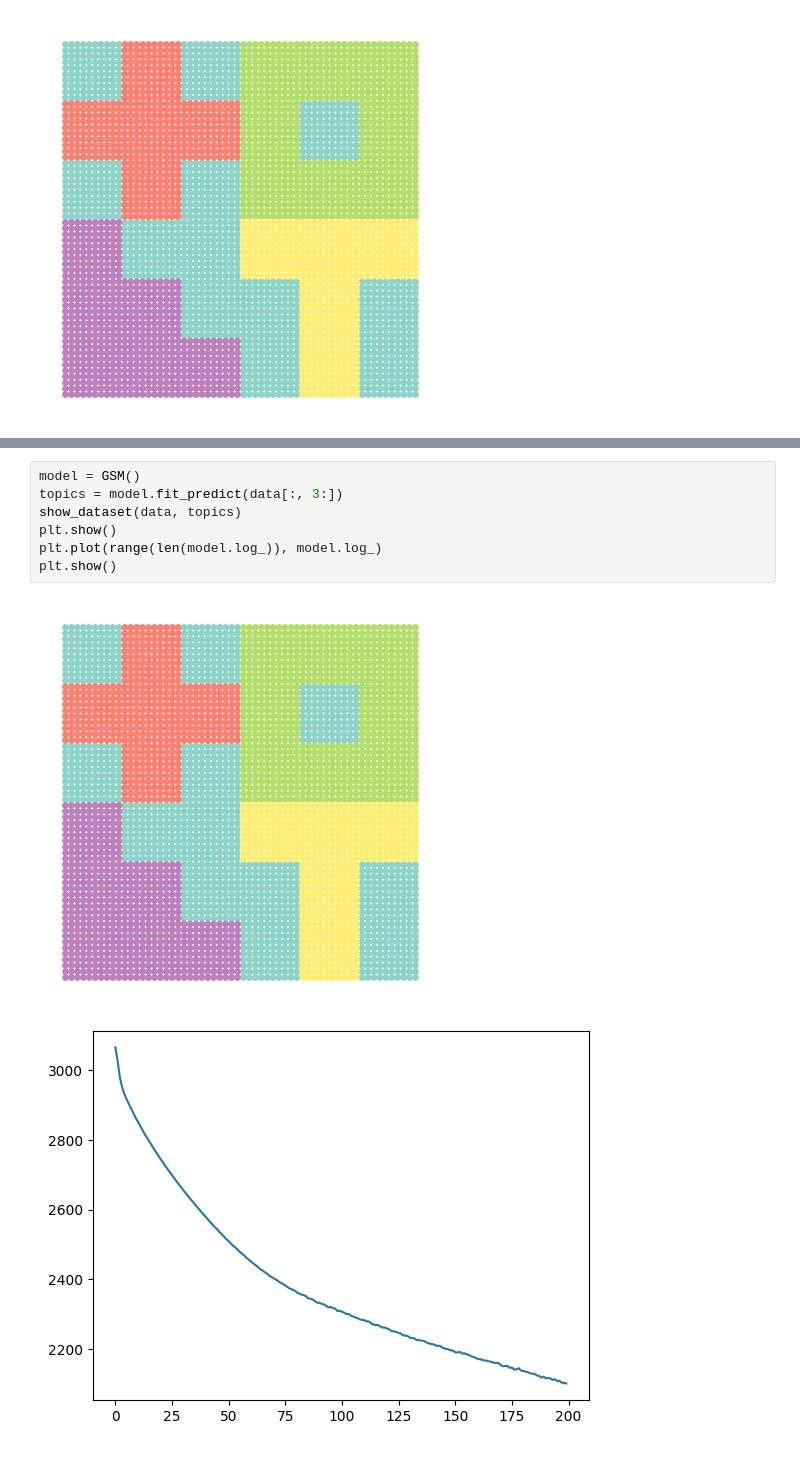
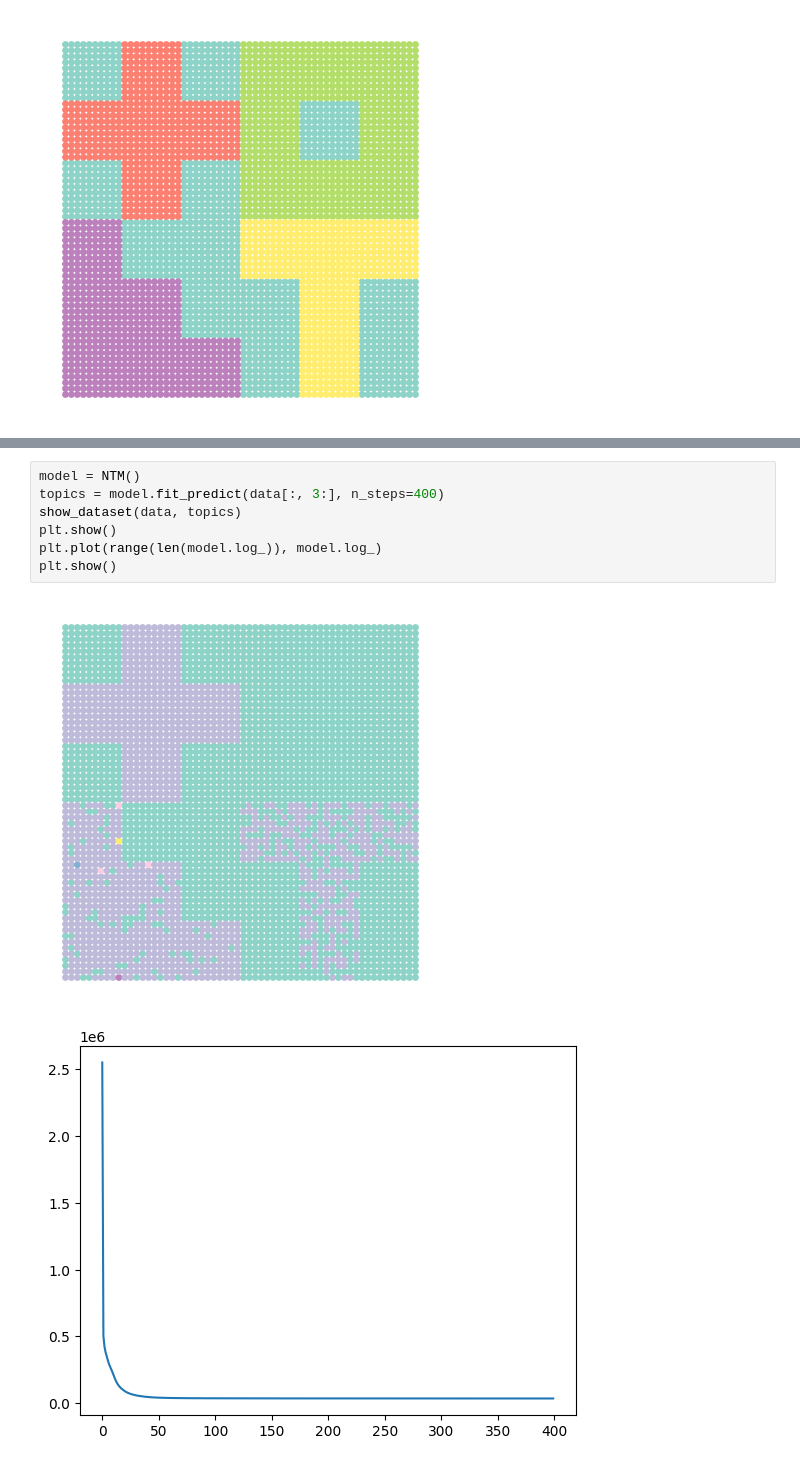
Before and after one commit to craigfouts/asterism, a Jupyter notebook: notebooks/ntm.ipynb, the cells around one changed output, grey strips where cells are left out. Cells and saved outputs as stored; diff of their text form.

```diff
--- a/notebooks/ntm.ipynb
+++ b/notebooks/ntm.ipynb
@@ -35,10 +25,10 @@ plt.show()
-# %%
-model = GSM()
-topics = model.fit_predict(data[:, 3:])
-show_dataset(data, topics)
-plt.show()
-plt.plot(range(len(model.log_)), model.log_)
-plt.show()
-# %% [output]
-[figure, removed]
-[figure, removed]
+# %%
+model = NTM()
+topics = model.fit_predict(data[:, 3:], n_steps=400)
+show_dataset(data, topics)
+plt.show()
+plt.plot(range(len(model.log_)), model.log_)
+plt.show()
+# %% [output]
+[figure, added]
+[figure, added]
```
Also changed, not shown: parts of 2 cells of this notebook, 5 other files.
